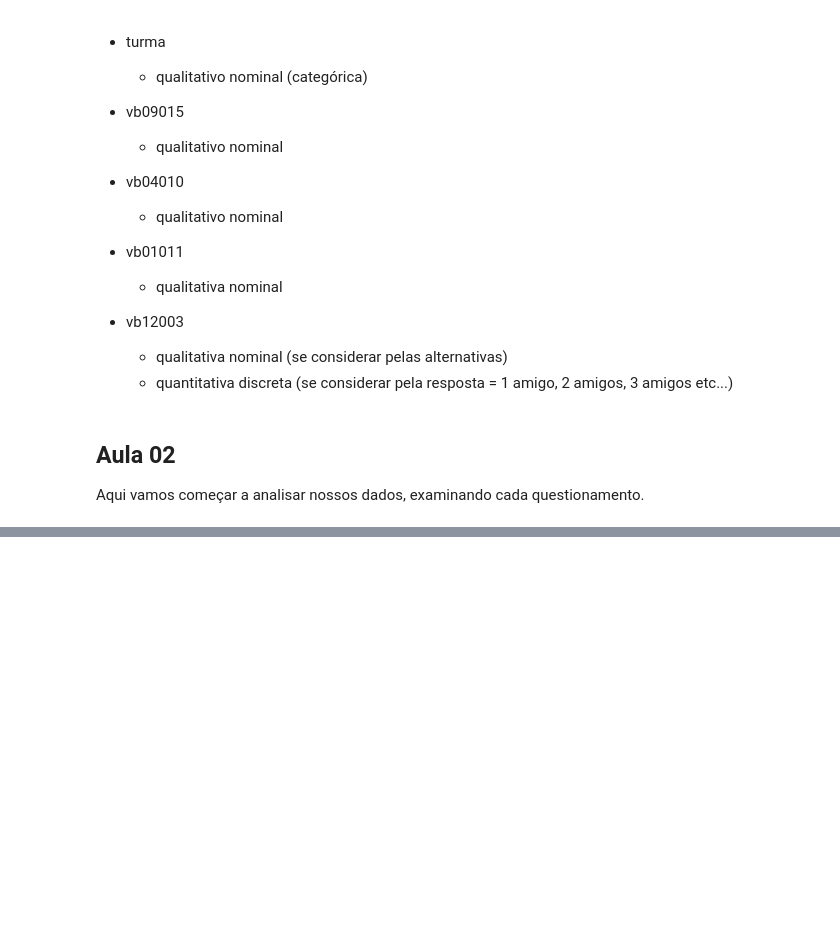
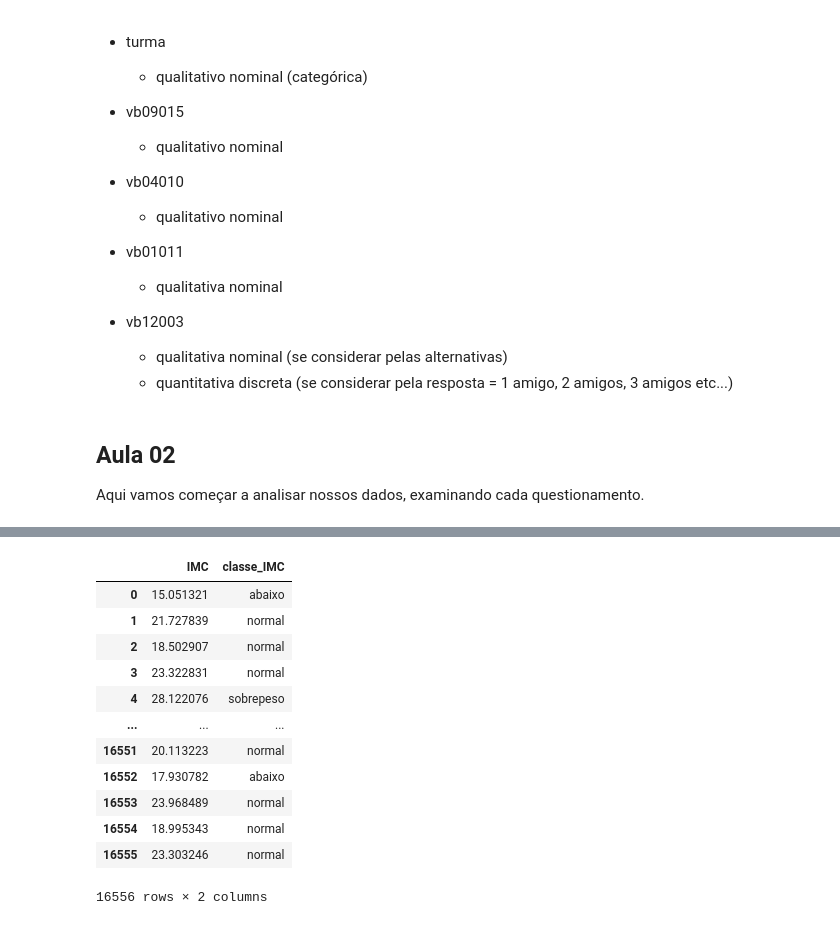
Before and after one commit to KPxto/bootcamp-alura, a Jupyter notebook: Bootcamp_Aulas.ipynb, the cells around one changed output, grey strips where cells are left out. Saved outputs shown, nothing was run; the diff lists cells and outputs as text; code cells hidden in the pictures; blank space fills up the shorter version.

```diff
--- a/Bootcamp_Aulas.ipynb
+++ b/Bootcamp_Aulas.ipynb
@@ -1494,0 +1543,3 @@ Name: VB11007, dtype: float64
+# %%
+# vamos aumentar o número de casas decimais para mostrar os valores da divisão
+pd.options.display.float_format = '{:.6f}'.format
@@ -1494,0 +1561,5 @@ Name: VB11007, dtype: float64
+# %%
+# o calculo do IMC é feito com a altura em metros e não em centímetros
+# portanto, vamos dividir a altura por 100
+dados['IMC'] = dados['VB17003']/((dados['VB17004']/100)**2)
+dados['IMC']
@@ -1494,0 +1607,17 @@ Name: VB11007, dtype: float64
+# %%
+# listando as duas colunas lado a lado
+dados[['IMC', 'classe_IMC']]
+# %% [output]
+|  | IMC | classe_IMC |
+| 0 | 15.051321 | abaixo |
+| 1 | 21.727839 | normal |
+| 2 | 18.502907 | normal |
+| 3 | 23.322831 | normal |
+| 4 | 28.122076 | sobrepeso |
+| ... | ... | ... |
+| 16551 | 20.113223 | normal |
+| 16552 | 17.930782 | abaixo |
+| 16553 | 23.968489 | normal |
+| 16554 | 18.995343 | normal |
+| 16555 | 23.303246 | normal |
+16556 rows × 2 columns
```
Also changed, not shown: parts of 34 cells of this notebook, 1 other file.
